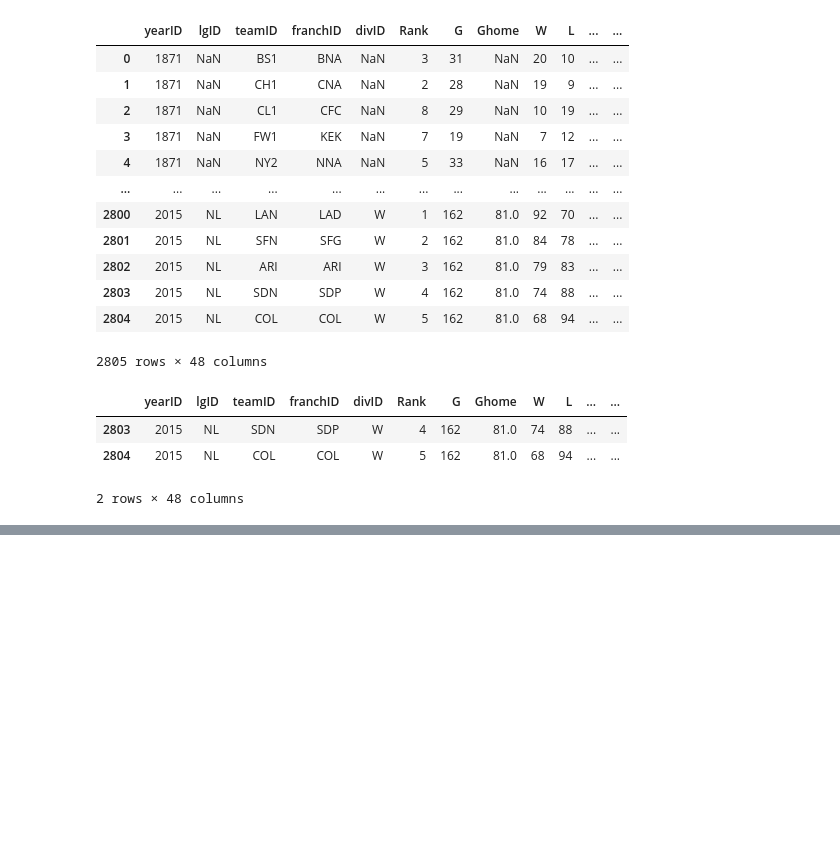
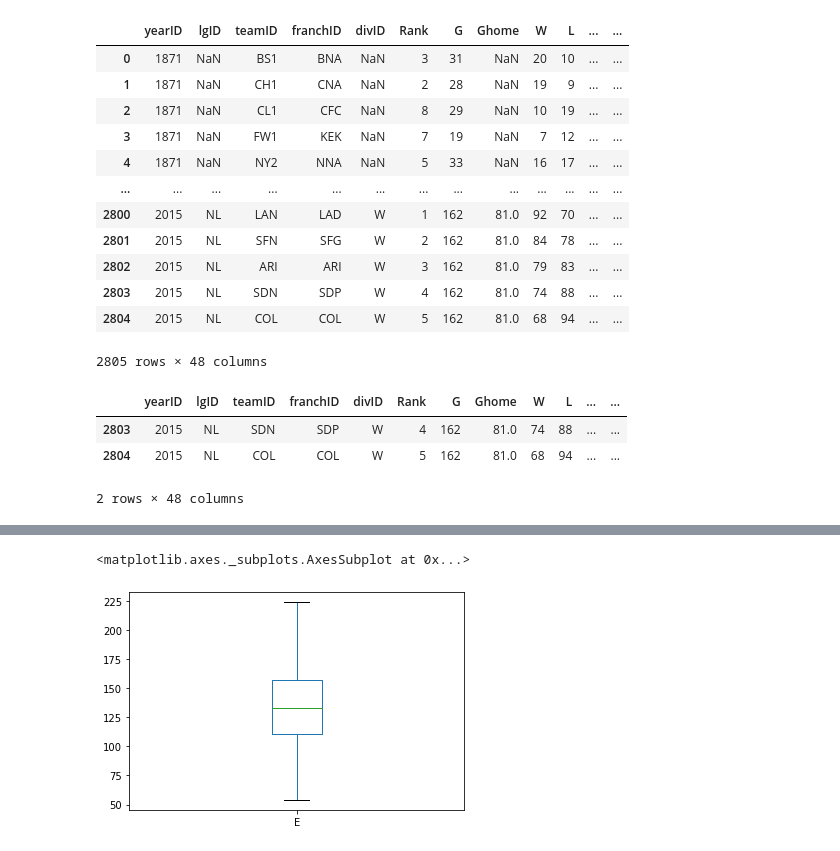
Before and after one commit to jaredfincke/Project-1, a Jupyter notebook: Notebooks/Other Notebook.ipynb, the cells around one changed output, grey strips where cells are left out. Saved outputs shown, nothing was run; the diff lists cells and outputs as text; code cells hidden in the pictures; blank space fills up the shorter version.

```diff
--- a/Notebooks/Other Notebook.ipynb
+++ b/Notebooks/Other Notebook.ipynb
@@ -67,2 +92,7 @@ Tdf.tail(1)
+# %%
+Tdf.E.plot(kind = 'box')
+# %% [output]
+<matplotlib.axes._subplots.AxesSubplot at 0x...>
+[figure, added]
 # %%
 Tdf.to_csv("../data/Clean_Teams_Data.csv")
```
Also changed, not shown: parts of 13 cells of this notebook, 2 other files.
